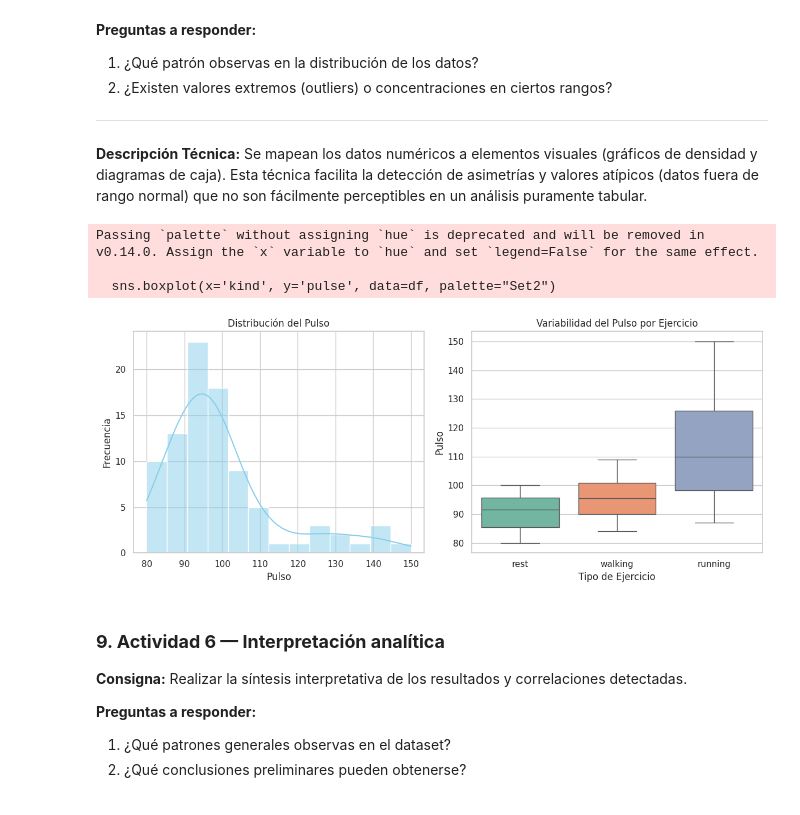
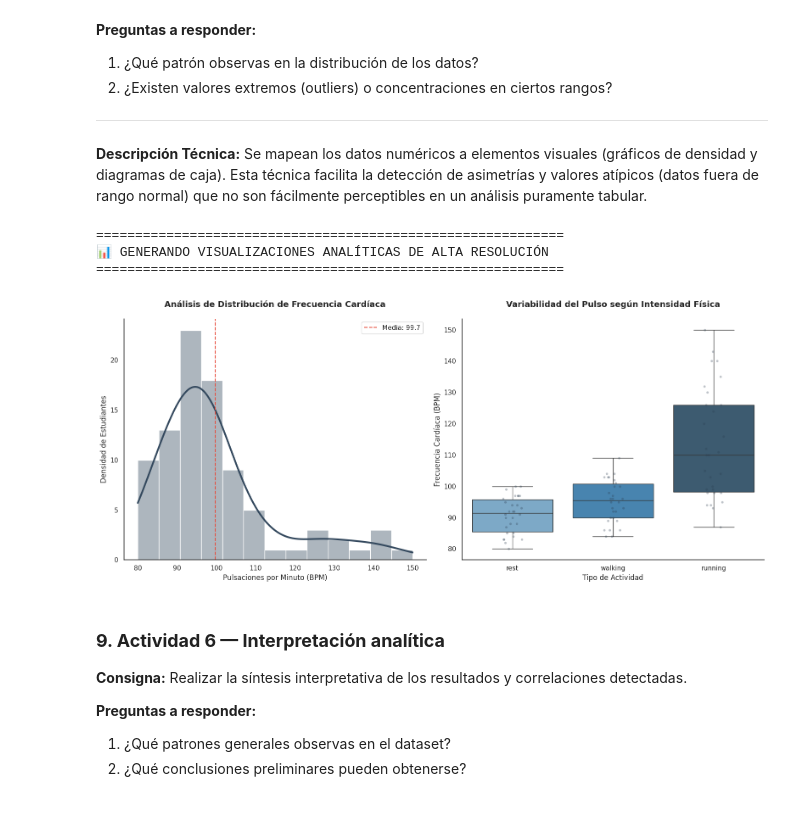
Before and after one commit to ElTioCrack/BigData-BI-Diploma, a Jupyter notebook: homeworks/Tarea 3/Exploratory_Data_Analysis_Ilian_Felipez.ipynb, the cells around one changed output. Saved outputs shown, nothing was run; the diff lists cells and outputs as text; code cells hidden in the pictures.

```diff
--- a/homeworks/Tarea 3/Exploratory_Data_Analysis_Ilian_Felipez.ipynb
+++ b/homeworks/Tarea 3/Exploratory_Data_Analysis_Ilian_Felipez.ipynb
@@ -268,31 +263,43 @@ Generar representaciones gráficas para el análisis de distribución y detecci
 **Descripción Técnica:**
 Se mapean los datos numéricos a elementos visuales (gráficos de densidad y diagramas de caja). Esta técnica facilita la detección de asimetrías y valores atípicos (datos fuera de rango normal) que no son fácilmente perceptibles en un análisis puramente tabular.
 # %%
-# Configuración de estilo
-sns.set_theme(style="whitegrid")
-plt.figure(figsize=(12, 5))
+# Actividad 5 — Visualización de datos (Versión Optimizada)
 
-# 1. Histograma de la distribución del pulso
+# Configuración de estilo profesional
+sns.set_theme(style="white") # Fondo limpio sin distracciones
+plt.figure(figsize=(16, 7))
+
+# --- Subplot 1: Distribución (Histograma Moderno) ---
 plt.subplot(1, 2, 1)
-sns.histplot(df['pulse'], kde=True, color="skyblue")
-plt.title('Distribución del Pulso')
-plt.xlabel('Pulso')
-plt.ylabel('Frecuencia')
+sns.histplot(df['pulse'], kde=True, color="#34495e", line_kws={'lw': 3}, alpha=0.4)
+plt.axvline(df['pulse'].mean(), color='#e74c3c', linestyle='--', label=f'Media: {df["pulse"].mean():.1f}')
 
-# 2. Gráfico de cajas (Boxplot) por tipo de ejercicio
+plt.title('Análisis de Distribución de Frecuencia Cardíaca', fontsize=14, fontweight='bold', pad=20)
+plt.xlabel('Pulsaciones por Minuto (BPM)', fontsize=12)
+plt.ylabel('Densidad de Estudiantes', fontsize=12)
+plt.legend()
+
+# --- Subplot 2: Comparativa (Boxplot de Alto Impacto) ---
 plt.subplot(1, 2, 2)
-sns.boxplot(x='kind', y='pulse', data=df, palette="Set2")
-plt.title('Variabilidad del Pulso por Ejercicio')
-plt.xlabel('Tipo de Ejercicio')
-plt.ylabel('Pulso')
+# Usamos hue=kind para evitar el warning y mejorar el diseño
+sns.boxplot(x='kind', y='pulse', data=df, hue='kind', palette="Blues_d", legend=False)
+sns.stripplot(x='kind', y='pulse', data=df, color="#2c3e50", alpha=0.3, size=4) # Agregamos puntos reales
 
+plt.title('Variabilidad del Pulso según Intensidad Física', fontsize=14, fontweight='bold', pad=20)
+plt.xlabel('Tipo de Actividad', fontsize=12)
+plt.ylabel('Frecuencia Cardíaca (BPM)', fontsize=12)
+
+# Eliminación de bordes innecesarios (Despine)
+sns.despine()
+
+print(f"{'='*60}\n📊 GENERANDO VISUALIZACIONES ANALÍTICAS DE ALTA RESOLUCIÓN\n{'='*60}")
 plt.tight_layout()
 plt.show()
 # %% [output]
-Passing `palette` without assigning `hue` is deprecated and will be removed in v0.14.0. Assign the `x` variable to `hue` and set `legend=False` for the same effect.
-
-  sns.boxplot(x='kind', y='pulse', data=df, palette="Set2")
+============================================================
+📊 GENERANDO VISUALIZACIONES ANALÍTICAS DE ALTA RESOLUCIÓN
+============================================================
-[figure, old version]
+[figure, new version]
 # %% [markdown]
 ### **9. Actividad 6 — Interpretación analítica**
 
```
Also changed, not shown: parts of 10 cells of this notebook.
